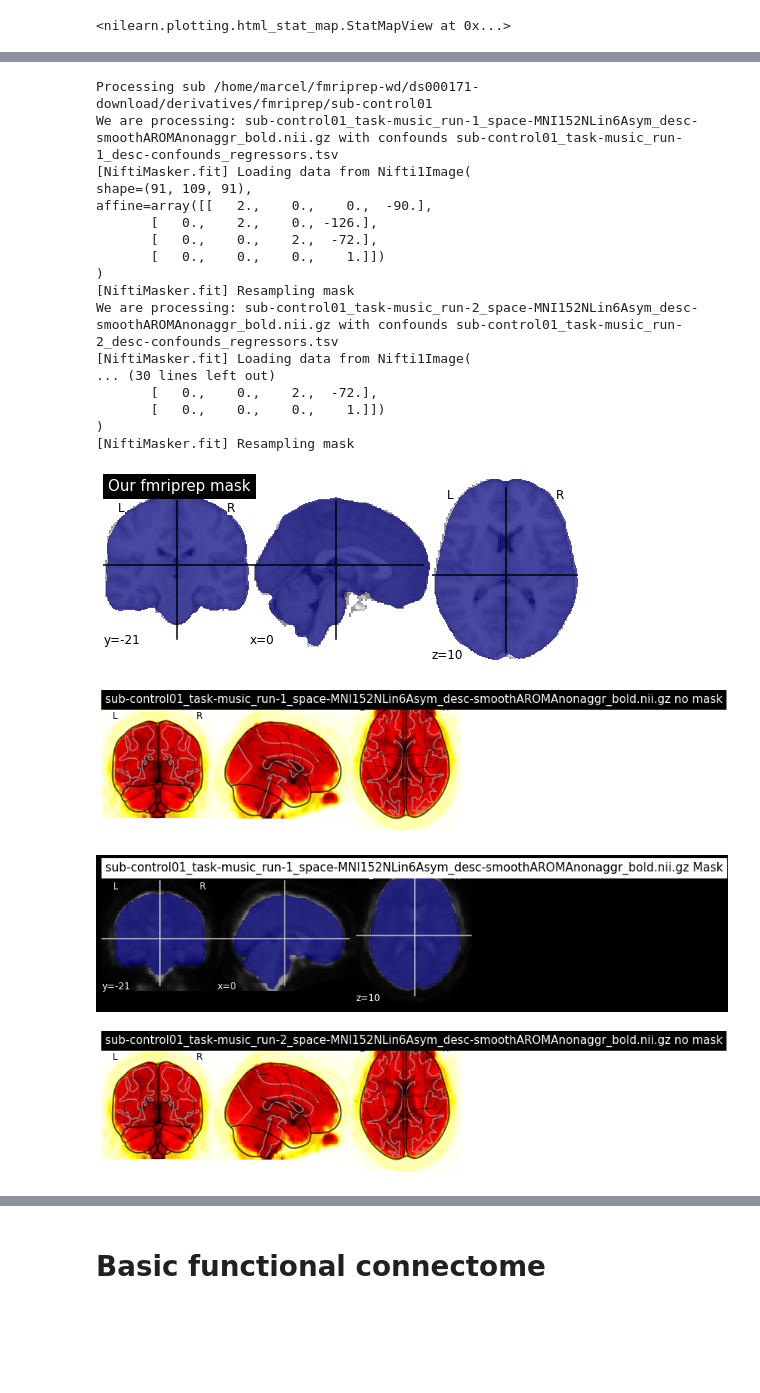
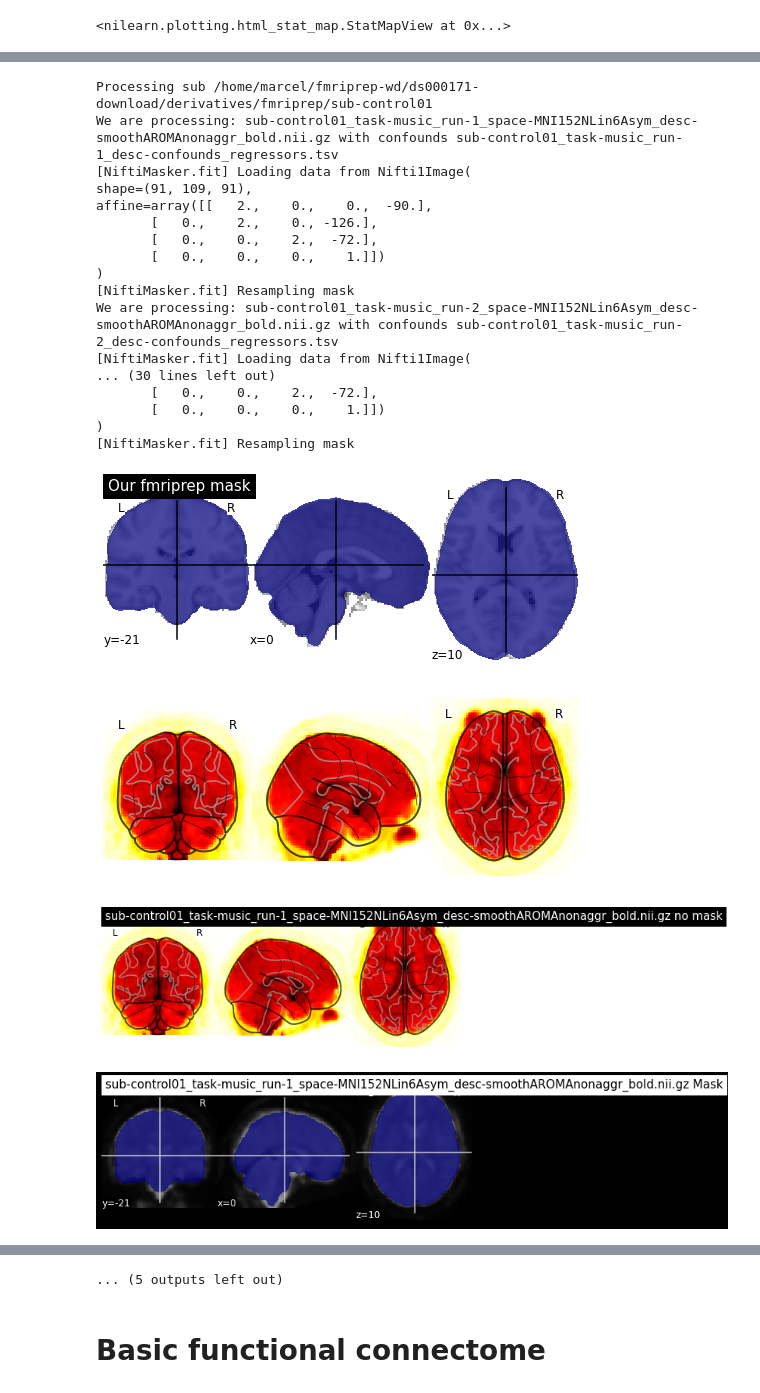
Before and after one commit to brainhack-school2020/BHS-AuditoryMultimodal, a Jupyter notebook: BHS_AuditoryMultimodal-ds000171.ipynb, the cells around one changed output, grey strips where cells are left out. Cells and saved outputs as stored; diff of their text form; code cells hidden in the pictures; blank space fills up the shorter version.

Commit message:
add figures update readme and minor changes

```diff
--- a/BHS_AuditoryMultimodal-ds000171.ipynb
+++ b/BHS_AuditoryMultimodal-ds000171.ipynb
@@ -189,0 +186,7 @@ plotting.plot_glass_brain(example, threshold=3)
+# %%
+fig_folder = 'figures'
+p = Path(fig_folder).mkdir( exist_ok=True)
+
+
+plotting.plot_glass_brain(example, threshold=3)
+plt.savefig(Path(fig_folder,'misaligned-func.png'), bbox_inches='tight')
@@ -215,6 +220,7 @@ for s in subjects_control:
 #     print(mask_file)
 
     plotting.plot_roi(str(mask_file), title='Our fmriprep mask')
+    plt.savefig(Path(fig_folder,mask_file.name+'_mask.png'), bbox_inches='tight')
 
     images = sorted(Path(s).rglob('*'+mus_run +'_*_space-MNI152NLin6Asym_desc-smoothAROMAnonaggr_bold.nii.gz'))
     confound_file = sorted(Path(s).rglob('*'+mus_run +'_*_desc-confounds_regressors.tsv'))
@@ -222,12 +228,15 @@ for s in subjects_control:
     for img, c_file in zip(images, confound_file):
         print(f'We are processing: {img.name} with confounds {c_file.name}')
 
-        # print first volume
-        # plotting.plot_glass_brain(image.index_img(str(img), 0), threshold=5)
+        # plot first volume
+        plotting.plot_glass_brain(image.index_img(str(img), 0), threshold=5)
+        plt.savefig(Path(fig_folder,img.name+'_first-volume.png'), bbox_inches='tight')
 
         img_mean = mean_img(str(img))
 
         plotting.plot_glass_brain(img_mean, threshold=None, title=img.name+' no mask')
+        plt.savefig(Path(fig_folder,img.name+'_mean.png'), bbox_inches='tight')
+
 
         masker = NiftiMasker(mask_img=str(mask_file), standardize=True, verbose=5)
         # img_mean_mask = masker.fit(img_mean)
@@ -242,40 +251,43 @@ for s in subjects_control:
     for img in images:
         print(f'We are processing: {img.name} with confounds {c_file.name}')
 
-        # print first volume
-        # plotting.plot_glass_brain(image.index_img(str(img), 0), threshold=5)
+        # plot first volume
+        plotting.plot_glass_brain(image.index_img(str(img), 0), threshold=5)
+        plt.savefig(Path(fig_folder,img.name+'_first-volume.png'), bbox_inches='tight')
 
         img_mean = mean_img(str(img))
 
         plotting.plot_glass_brain(img_mean, threshold=None, title=img.name+' no mask')
+        plt.savefig(Path(fig_folder,img.name+'_mean.png'), bbox_inches='tight')
+
 
         masker = NiftiMasker(mask_img=str(mask_file), standardize=True, verbose=5)
         # img_mean_mask = masker.fit(img_mean)
         masker.fit(img_mean)
 
         plotting.plot_roi(masker.mask_img_, img_mean, title=img.name+' Mask')
 
 #         report = masker.generate_report()
 #         report
 # %% [output]
 Processing sub /home/marcel/fmriprep-wd/ds000171-download/derivatives/fmriprep/sub-control01
 We are processing: sub-control01_task-music_run-1_space-MNI152NLin6Asym_desc-smoothAROMAnonaggr_bold.nii.gz with confounds sub-control01_task-music_run-1_desc-confounds_regressors.tsv
 [NiftiMasker.fit] Loading data from Nifti1Image(
 shape=(91, 109, 91),
 affine=array([[   2.,    0.,    0.,  -90.],
        [   0.,    2.,    0., -126.],
        [   0.,    0.,    2.,  -72.],
        [   0.,    0.,    0.,    1.]])
 )
 [NiftiMasker.fit] Resampling mask
 We are processing: sub-control01_task-music_run-2_space-MNI152NLin6Asym_desc-smoothAROMAnonaggr_bold.nii.gz with confounds sub-control01_task-music_run-2_desc-confounds_regressors.tsv
 [NiftiMasker.fit] Loading data from Nifti1Image(
 ... (30 lines left out)
        [   0.,    0.,    2.,  -72.],
        [   0.,    0.,    0.,    1.]])
 )
 [NiftiMasker.fit] Resampling mask
 [figure]
-[figure, old version]
+[figure, new version]
-[figure, old version]
+[figure, new version]
-[figure, old version]
+[figure, new version]
@@ -289,3 +301,4 @@ We are processing: sub-control01_task-music_run-2_space-MNI152NLin6Asym_desc-smo
+... (5 outputs left out)
 # %% [markdown]
 # Basic functional connectome
 # %%
```
Also changed, not shown: parts of 11 cells of this notebook, 13 other files.
